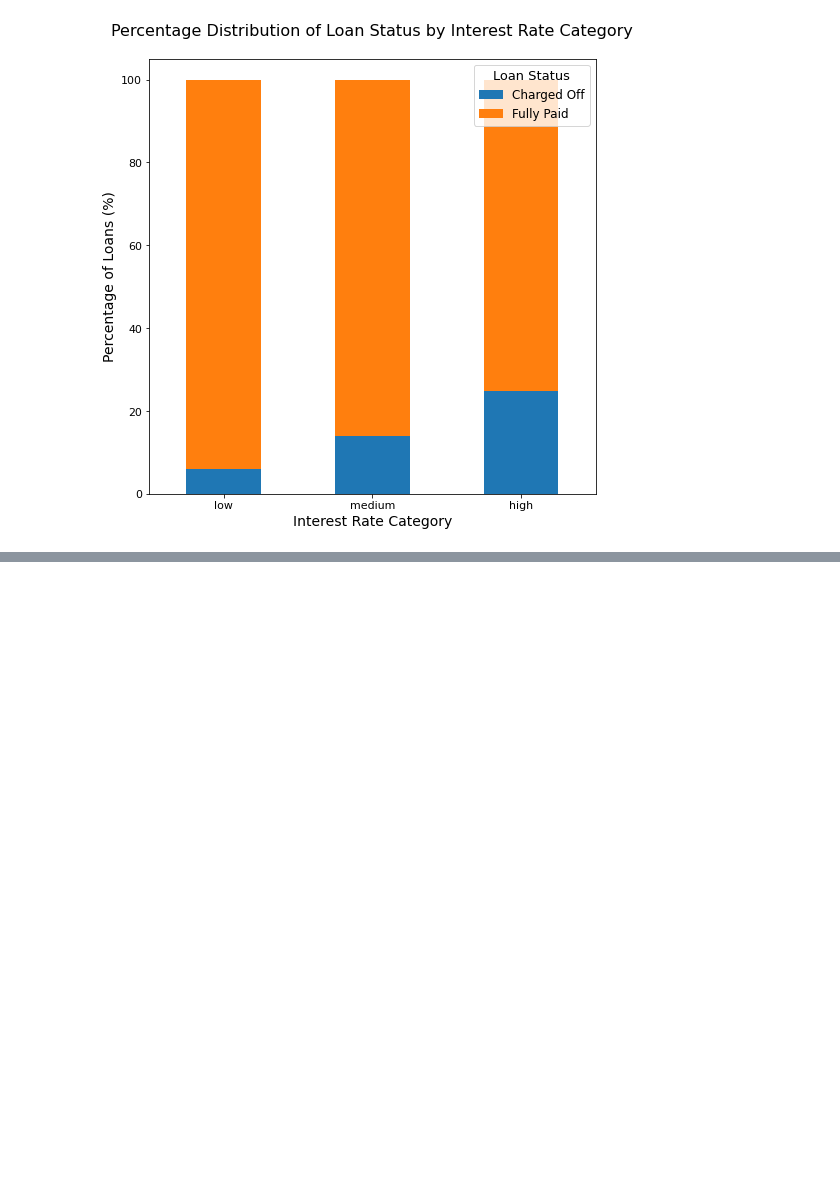
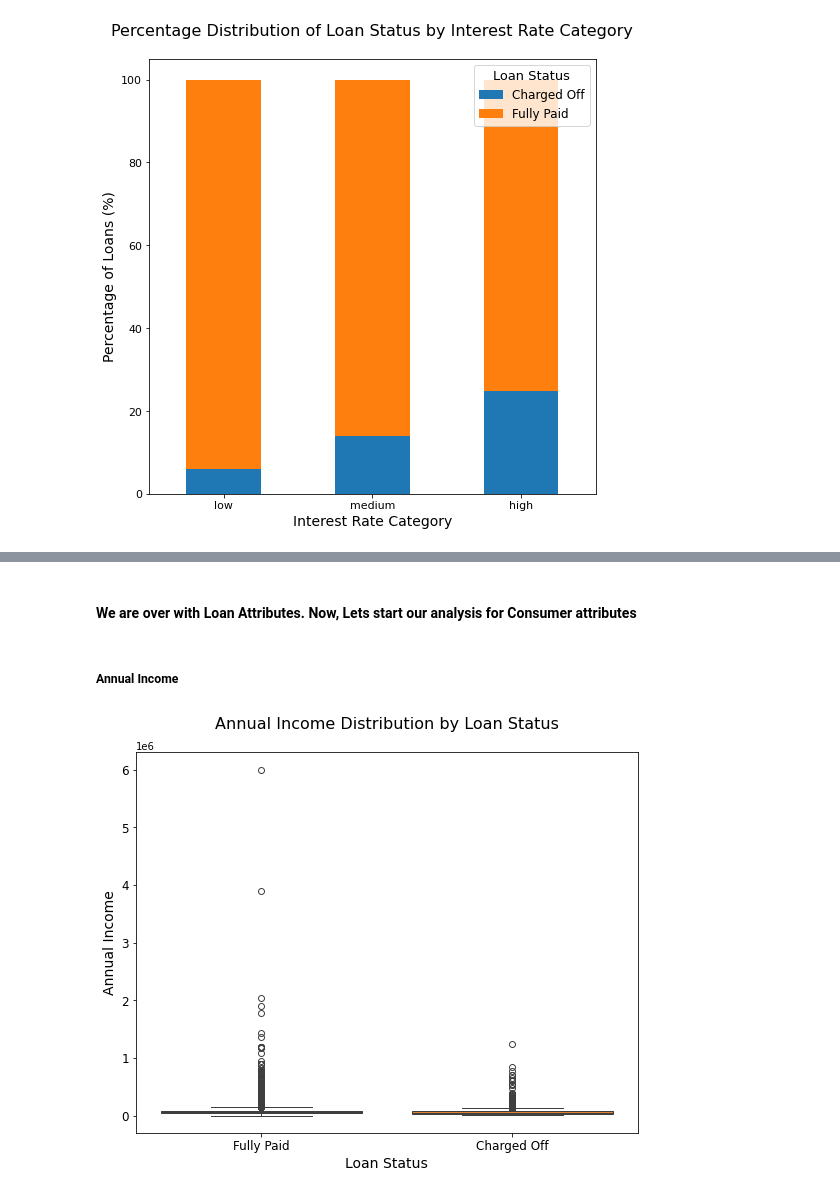
Before and after one commit to balkrishnan/LendingClubCase_upGrad_BalkrishnanV_BhavyaK, a Jupyter notebook: bhavyatemp/final.ipynb, the cells around one changed output, grey strips where cells are left out. Drawn from its saved outputs; the diff is of its cells as text; code cells hidden in the pictures; blank space fills up the shorter version.

Commit message:
final starting bivariate
Signed-off-by: achallion <bhavyarocks19@gmail.com>

```diff
--- a/bhavyatemp/final.ipynb
+++ b/bhavyatemp/final.ipynb
@@ -575,0 +580,15 @@ plt.show()
+# %% [markdown]
+#### We are over with Loan Attributes. Now, Lets start our analysis for Consumer attributes
+# %% [markdown]
+##### Annual Income
+# %%
+plt.figure(figsize=(9, 7))
+plt.title('Annual Income Distribution by Loan Status\n', fontsize=16)
+plt.xlabel('Loan Status', fontsize=14)
+plt.ylabel('Annual Income', fontsize=14)
+plt.xticks(fontsize=12)
+plt.yticks(fontsize=12)
+sns.boxplot(y=df.annual_inc,x=df.loan_status,hue=df.loan_status)
+plt.show()
+# %% [output]
+[figure, added]
```
Also changed, not shown: parts of 62 cells of this notebook.
